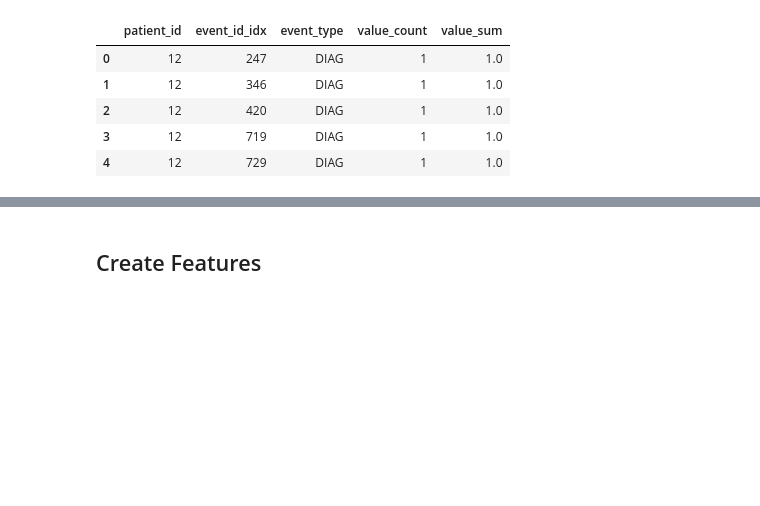
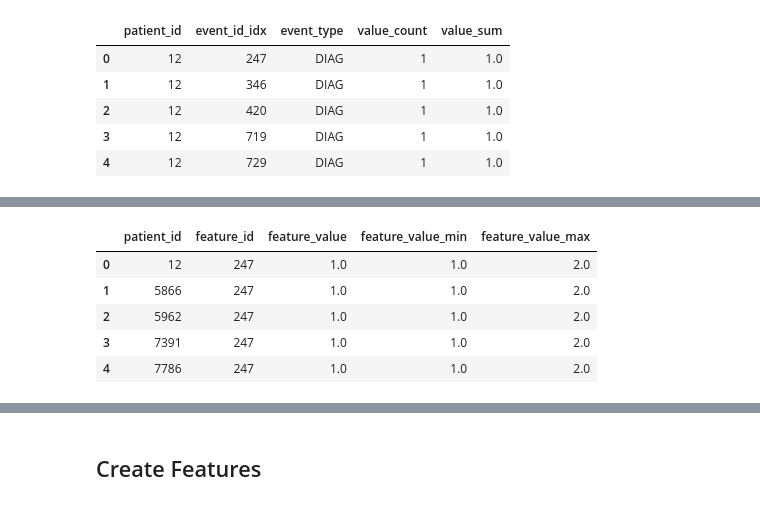
Before and after one commit to VincentLa/GeorgiaTech, a Jupyter notebook: cse6250/903178639-vla6-hw1/Homework1.ipynb, the cells around one changed output, grey strips where cells are left out. Cells and saved outputs as stored; diff of their text form; code cells hidden in the pictures; blank space fills up the shorter version.

```diff
--- a/cse6250/903178639-vla6-hw1/Homework1.ipynb
+++ b/cse6250/903178639-vla6-hw1/Homework1.ipynb
@@ -392 +421,10 @@ max_value = max(aggregated_events.feature_value)
+# %%
+aggregated_events.head()
+# %% [output]
+|  | patient_id | feature_id | feature_value | feature_value_min | feature_value_max |
+| 0 | 12 | 247 | 1.0 | 1.0 | 2.0 |
+| 1 | 5866 | 247 | 1.0 | 1.0 | 2.0 |
+| 2 | 5962 | 247 | 1.0 | 1.0 | 2.0 |
+| 3 | 7391 | 247 | 1.0 | 1.0 | 2.0 |
+| 4 | 7786 | 247 | 1.0 | 1.0 | 2.0 |
 # %%
```
Also changed, not shown: parts of 14 cells of this notebook, 7 other files.
